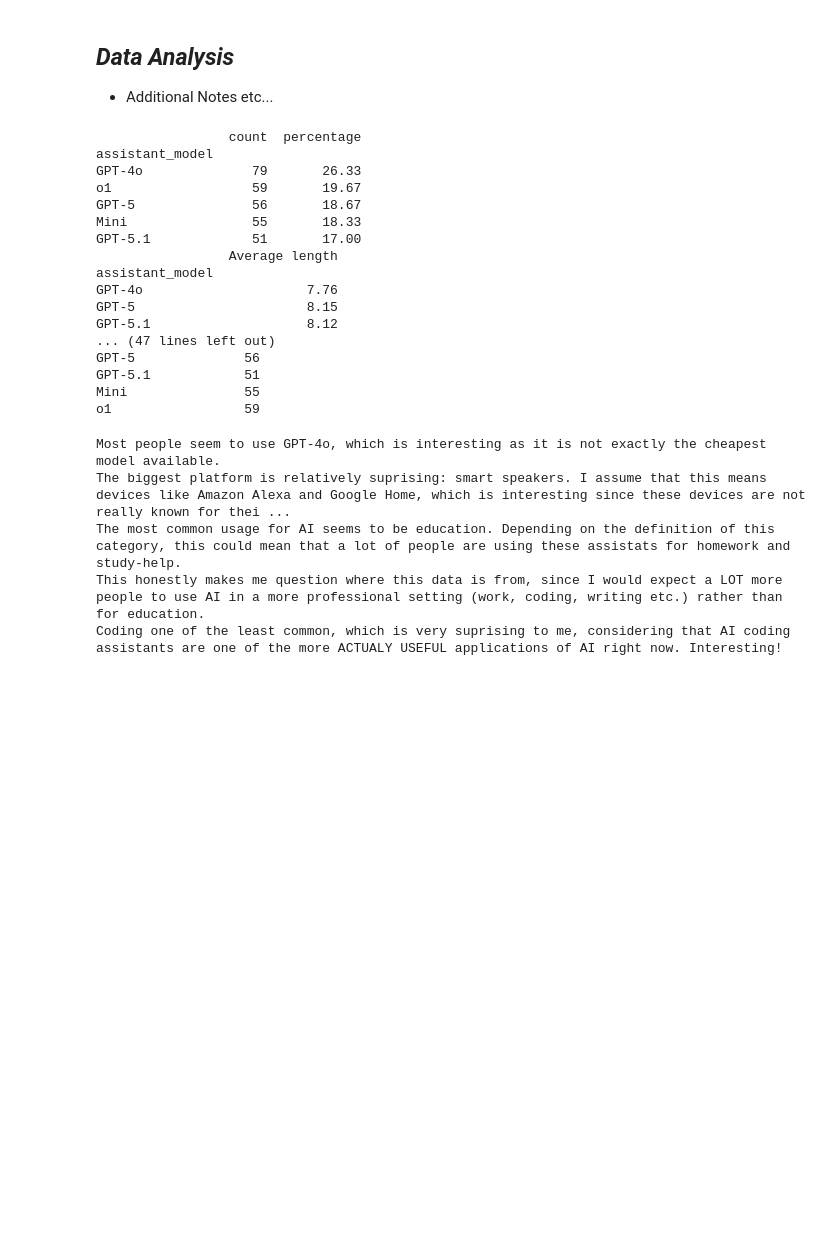
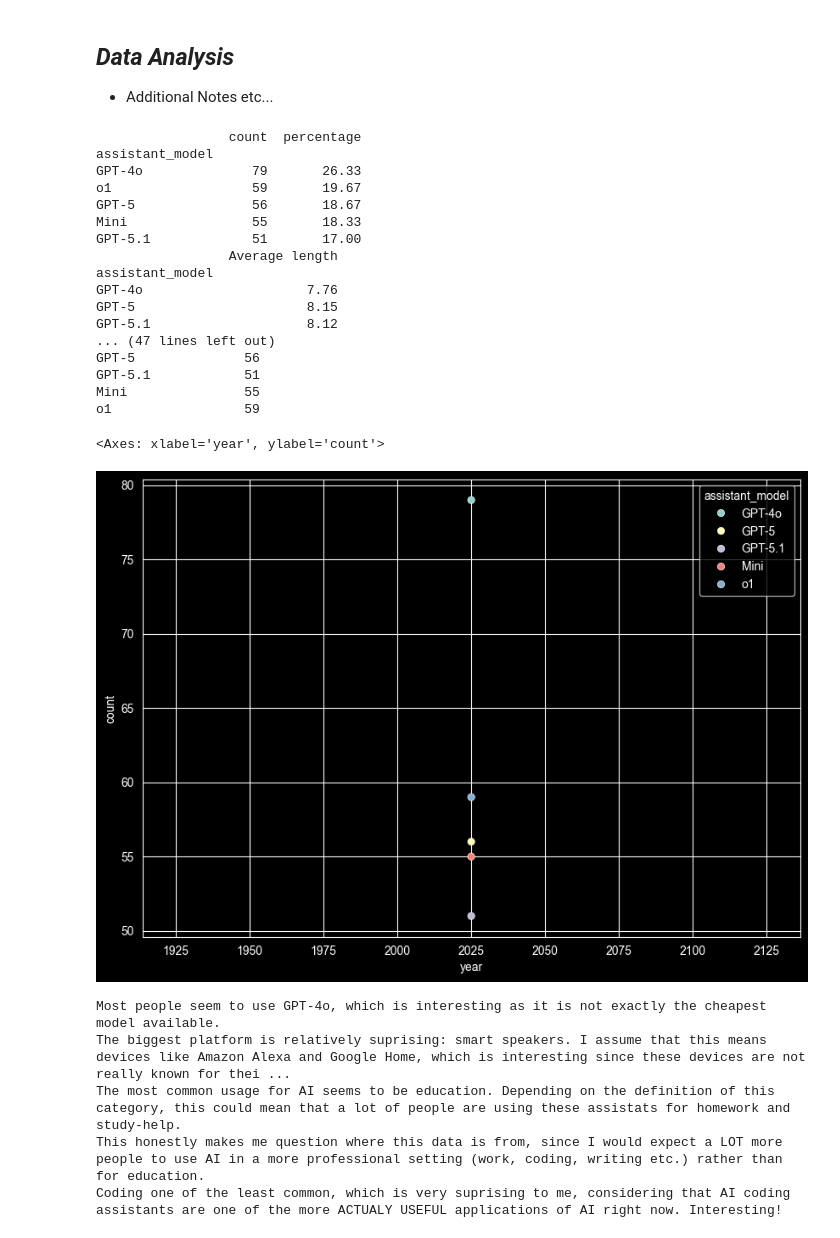
Before and after one commit to EXTREEME-FOUNDATION/OOPY-Project_AI_Assistant_G1, a Jupyter notebook: Main.ipynb, the cells around one changed output. Cells and saved outputs as stored; diff of their text form; code cells hidden in the pictures; blank space fills up the shorter version.

Commit message:
small changes to data analysis

```diff
--- a/Main.ipynb
+++ b/Main.ipynb
@@ -256,16 +256,15 @@ the number of duplicates in the dataset is the followings:
  - Additional Notes etc...
 # %%
 #1. Different AI Assistants used (count and percentage).
-
 assistant = RAW_data['assistant_model'] #selecting the column assistant_model
 count = assistant.value_counts() #counting how many times each assistant appears
-percentage = ((count/RAW_data['assistant_model'].count())*100).round(2) #calculating the percentage of each assistants occurrence
+percentage = ((count/RAW_data['assistant_model'].count())*100).round(2) #calculating the percentage of each assistant occurrence
 
 different_assistants = pd.DataFrame({'count': count, 'percentage': percentage}) #making a dataframe with the results
 print(different_assistants)
 #There is 5 different AI models in the dataset
 
-#2. Average session length per assistant model
+#2. Average session length per assistant model.
 
 average_session_length = RAW_data.groupby('assistant_model')['session_length_minutes'].mean().round(2)
 average_session_length_output = pd.DataFrame({'Average length': average_session_length})
@@ -273,8 +272,8 @@ print(average_session_length_output)
 #Average session length is relatively similar for all AI models, with the highest being GPT-5 at 8.15 and the lowest being o1 at 7.18 minutes
 
 #3. Usage category per assistant model
-pivotinho = pd.pivot_table(RAW_data, index='assistant_model', columns='usage_category', aggfunc='count', values='timestamp')
-print(pivotinho)
+usage_per_assistant = pd.pivot_table(RAW_data, index='assistant_model', columns='usage_category', aggfunc='count', values='timestamp')
+print(usage_per_assistant)
 # An interesting observation is that o1 is used the most for Writing and Education compared to other categories, most likely due to better reasoning than other models,
 # In general the most used models are the three GPT models, with GPT-4 being the most consistently used of the three
 
@@ -284,35 +283,42 @@ print(longest_avg_prompt)
 
 longest_avg_time = RAW_data.groupby('usage_category')['session_length_minutes'].mean().round(2)
 print(longest_avg_time)
 #The longest average prompt length is in Research with 141.26 characters on average, while the longest average session length is for coding with 8.51 seconds
 
 #5. Usage category per time of day
 usage_category_per_timeOfDay = pd.pivot_table(RAW_data, index='usage_category', columns='timeOfDay', aggfunc='count', values='timestamp')
 print(usage_category_per_timeOfDay)
-# Most categories have a specific time of day during which they are the least occurent. For example, education is least used at night, while writing is the least used during the evening
+# Most categories have a specific time of day during which they are the least used. For example, education is least used at night, while writing is the least used during the evening
+
 
 #6. Popularity of assistants over time
 assistant_model_per_year = pd.pivot_table(RAW_data, index='assistant_model', columns='year', aggfunc='count', values='timestamp')
 print(assistant_model_per_year)
-#just one year is given and the most used assistant is GPT-4
+
+usage_per_year = (RAW_data.groupby(['assistant_model', 'year']).size().reset_index(name='count'))
+plot.figure(figsize=(10, 7))
+sea.scatterplot(data=usage_per_year , x='year', y='count', hue='assistant_model')
+#just one year is given and the most used assistant is GPT-4.
 # %% [output]
                  count  percentage
 assistant_model
 GPT-4o              79       26.33
 o1                  59       19.67
 GPT-5               56       18.67
 Mini                55       18.33
 GPT-5.1             51       17.00
                  Average length
 assistant_model
 GPT-4o                     7.76
 GPT-5                      8.15
 GPT-5.1                    8.12
 ... (47 lines left out)
 GPT-5              56
 GPT-5.1            51
 Mini               55
 o1                 59
+<Axes: xlabel='year', ylabel='count'>
+[figure, added]
 # %%
 ## code for data analysis here
 
```
